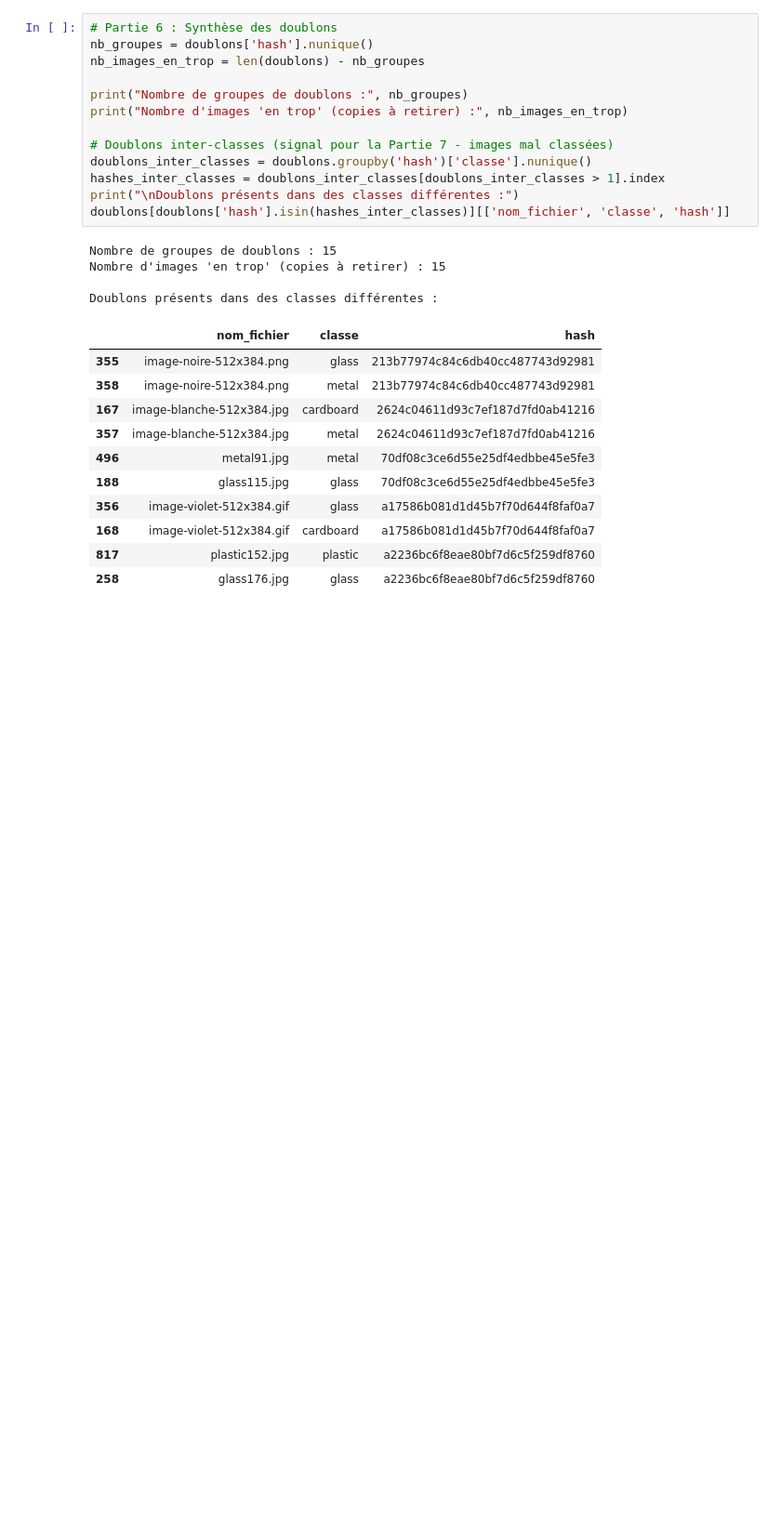
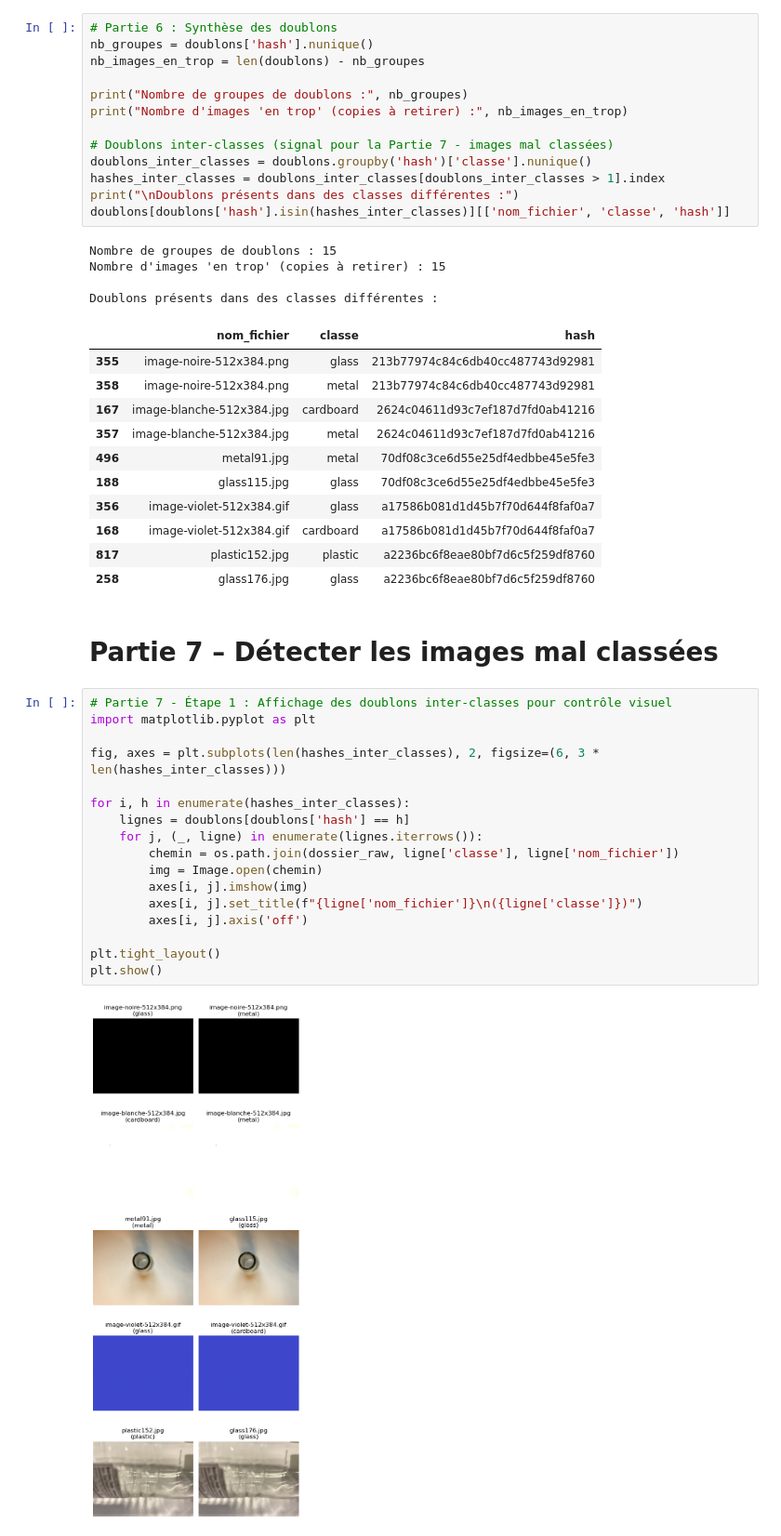
Before and after one commit to Atou-D10/atelier_prepa_donnees_images, a Jupyter notebook: notebooks/atelier_prepa_donnees_images.ipynb, the cells around one changed output. Shown at 93% size. Saved outputs shown, nothing was run; the diff lists cells and outputs as text; blank space fills up the shorter version.

Commit message:
Partie 7 - Etape 1: controle visuel des doublons inter-classes (resultats)

```diff
--- a/notebooks/atelier_prepa_donnees_images.ipynb
+++ b/notebooks/atelier_prepa_donnees_images.ipynb
@@ -345,3 +345,24 @@ Doublons présents dans des classes différentes :
 | 168 | image-violet-512x384.gif | cardboard | a17586b081d1d45b7f70d644f8faf0a7 |
 | 817 | plastic152.jpg | plastic | a2236bc6f8eae80bf7d6c5f259df8760 |
 | 258 | glass176.jpg | glass | a2236bc6f8eae80bf7d6c5f259df8760 |
+# %% [markdown]
+# Partie 7 – Détecter les images mal classées
+# %%
+# Partie 7 - Étape 1 : Affichage des doublons inter-classes pour contrôle visuel
+import matplotlib.pyplot as plt
+
+fig, axes = plt.subplots(len(hashes_inter_classes), 2, figsize=(6, 3 * len(hashes_inter_classes)))
+
+for i, h in enumerate(hashes_inter_classes):
+    lignes = doublons[doublons['hash'] == h]
+    for j, (_, ligne) in enumerate(lignes.iterrows()):
+        chemin = os.path.join(dossier_raw, ligne['classe'], ligne['nom_fichier'])
+        img = Image.open(chemin)
+        axes[i, j].imshow(img)
+        axes[i, j].set_title(f"{ligne['nom_fichier']}\n({ligne['classe']})")
+        axes[i, j].axis('off')
+
+plt.tight_layout()
+plt.show()
+# %% [output]
+[figure, added]
```
Also changed, not shown: parts of 1 cell of this notebook.
